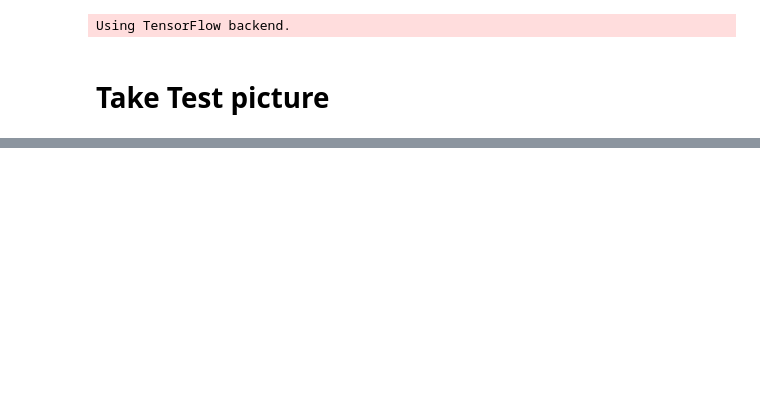
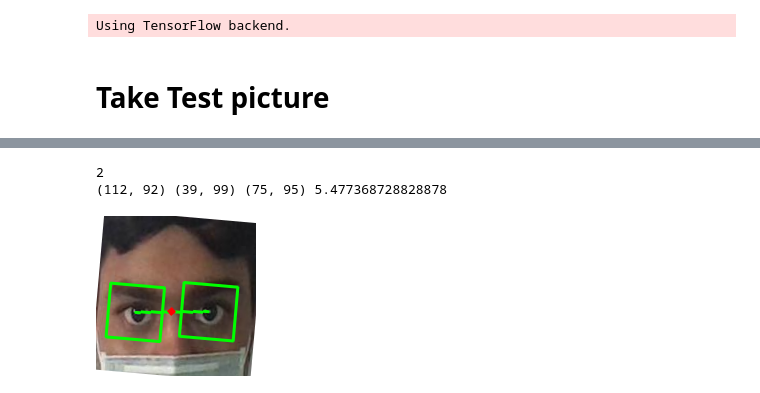
Before and after one commit to MDfarazuddin99/Masked_Face_Recognition, a Jupyter notebook: Demo.ipynb, the cells around one changed output, grey strips where cells are left out. Cells and saved outputs as stored; diff of their text form; code cells hidden in the pictures; blank space fills up the shorter version.

```diff
--- a/Demo.ipynb
+++ b/Demo.ipynb
@@ -74,0 +147,52 @@ a = extract_face(filename)
+# %%
+from google.colab.patches import cv2_imshow
+import numpy as np
+import cv2
+eye_cascade = cv2.CascadeClassifier(cv2.data.haarcascades + "haarcascade_eye.xml")
+# %%
+img = cv2.imread('cropped_test_1.jpg')
+while 2:
+    gray = cv2.cvtColor(img, cv2.COLOR_BGR2GRAY)
+    eyes = eye_cascade.detectMultiScale(gray)
+    print(len(eyes))
+    if(len(eyes) > 2 ):
+        (ex1,ey1,ew1,eh1) =  eyes[1]
+        (ex2,ey2,ew2,eh2) = eyes[2]
+        cv2.rectangle(img,(ex1,ey1),(ex1+ew1,ey1+eh1),(0,255,0),2)
+        cv2.rectangle(img,(ex2,ey2),(ex2+ew2,ey2+eh2),(0,255,0),2)
+        X1,Y1 = ex1+ew1//2,ey1+eh1//2
+        X2,Y2 = ex2+ew2//2,ey2+eh2//2
+        cv2.line(img, (X1,Y1), (X2,Y2),(0, 255, 0) ,2)
+        angle = np.degrees(np.arctan2(abs(Y1 - Y2),abs(X1 - X2)))
+        center = ((X1 + X2)//2 ,(Y1 + Y2)//2)
+        cv2.circle(img, center, 2, (0,0,255), 3)
+        print((ex1+ew1//2,ey1+eh1//2),(ex2+ew2//2,ey2+eh2//2),center,angle)
+        if angle < 30:
+            rot_mat = cv2.getRotationMatrix2D(center, angle, 1.0)
+            img = cv2.warpAffine(img,rot_mat, img.shape[1::-1], flags=cv2.INTER_LINEAR, borderValue=(255,255,255))
+
+        cv2_imshow(img)
+        # k = cv2.waitKey(30) & 0xff
+    elif len(eyes) == 2:
+        (ex1,ey1,ew1,eh1) =  eyes[0]
+        (ex2,ey2,ew2,eh2) = eyes[1]
+        cv2.rectangle(img,(ex1,ey1),(ex1+ew1,ey1+eh1),(0,255,0),2)
+        cv2.rectangle(img,(ex2,ey2),(ex2+ew2,ey2+eh2),(0,255,0),2)
+        X1,Y1 = ex1+ew1//2,ey1+eh1//2
+        X2,Y2 = ex2+ew2//2,ey2+eh2//2
+        cv2.line(img, (X1,Y1), (X2,Y2),(0, 255, 0) ,2)
+        angle = np.degrees(np.arctan2(abs(Y1 - Y2),abs(X1 - X2)))
+        center = ((X1 + X2)//2 ,(Y1 + Y2)//2)
+        cv2.circle(img, center, 2, (0,0,255), 3)
+        print((ex1+ew1//2,ey1+eh1//2),(ex2+ew2//2,ey2+eh2//2),center,angle)
+        if angle < 30:
+            rot_mat = cv2.getRotationMatrix2D(center, -5, 1.0)
+            img = cv2.warpAffine(img, rot_mat, img.shape[1::-1], flags=cv2.INTER_LINEAR, borderValue=(255,255,255))
+        cv2_imshow(img)
+        # k = cv2.waitKey(30) & 0xff
+
+    break
+# %% [output]
+2
+(112, 92) (39, 99) (75, 95) 5.477368728828878
+[figure, added]
```
Also changed, not shown: parts of 8 cells of this notebook.
